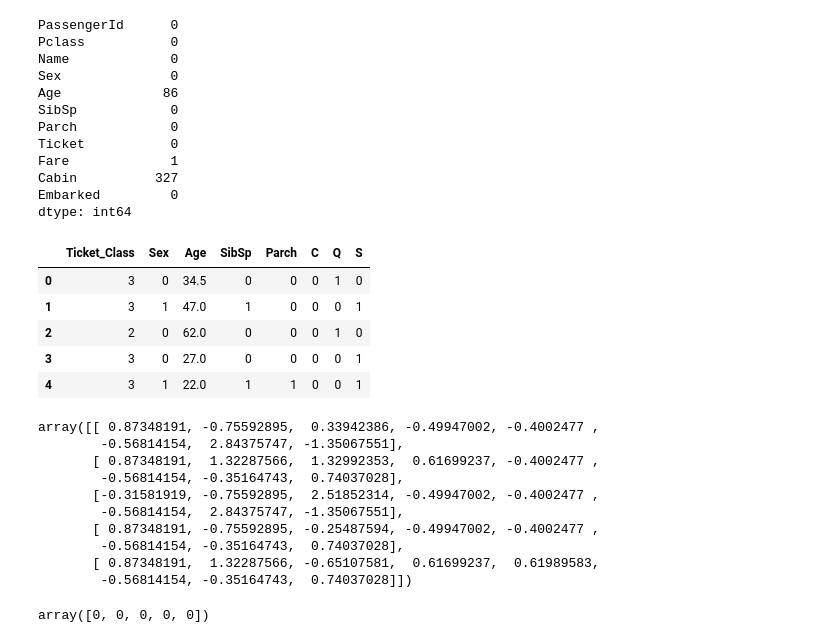
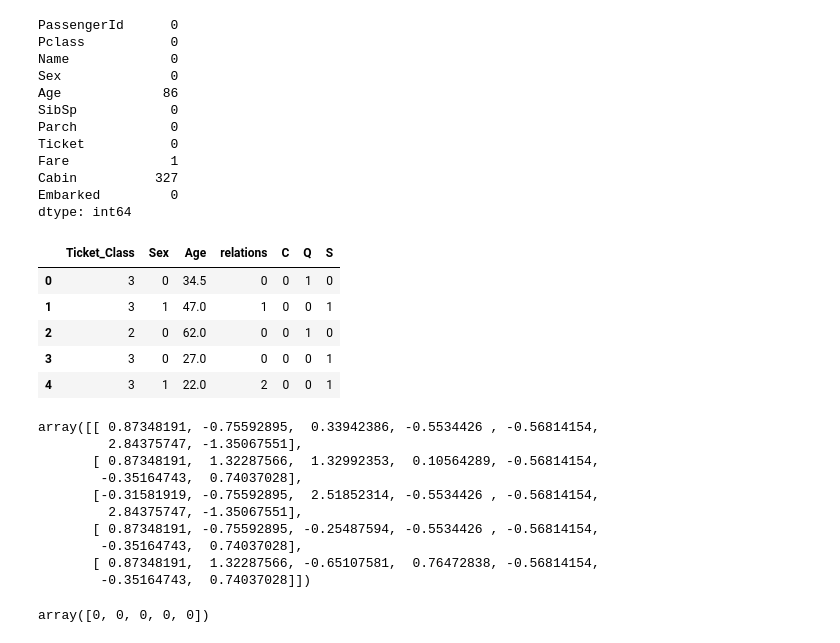
Before and after one commit to oluwamayowaa/titanic-repo, a Jupyter notebook: getting-started-with-titanic.ipynb, the cells around one changed output. Saved outputs shown, nothing was run; the diff lists cells and outputs as text; code cells hidden in the pictures.

```diff
--- a/getting-started-with-titanic.ipynb
+++ b/getting-started-with-titanic.ipynb
@@ -278,17 +293,18 @@ import random
 test_df['Fare'] = test_df['Fare'].fillna(random.uniform(0.0, 512.3292))
 # %%
 test_df.rename(columns={'Pclass' : 'Ticket_Class'}, inplace=True)
+test_df['relations'] = pd.Series(test_df['SibSp'] + test_df['Parch'])
 # %%
-test_features = test_df[['Ticket_Class', 'Sex', 'Age', 'SibSp', 'Parch']]
+test_features = test_df[['Ticket_Class', 'Sex', 'Age', 'relations']]
 test_features = pd.concat([test_features, pd.get_dummies(test_df['Embarked'])], axis=1)
 test_features.head()
 # %% [output]
-|  | Ticket_Class | Sex | Age | SibSp | Parch | C | Q | S |
-| 0 | 3 | 0 | 34.5 | 0 | 0 | 0 | 1 | 0 |
-| 1 | 3 | 1 | 47.0 | 1 | 0 | 0 | 0 | 1 |
-| 2 | 2 | 0 | 62.0 | 0 | 0 | 0 | 1 | 0 |
-| 3 | 3 | 0 | 27.0 | 0 | 0 | 0 | 0 | 1 |
-| 4 | 3 | 1 | 22.0 | 1 | 1 | 0 | 0 | 1 |
+|  | Ticket_Class | Sex | Age | relations | C | Q | S |
+| 0 | 3 | 0 | 34.5 | 0 | 0 | 1 | 0 |
+| 1 | 3 | 1 | 47.0 | 1 | 0 | 0 | 1 |
+| 2 | 2 | 0 | 62.0 | 0 | 0 | 1 | 0 |
+| 3 | 3 | 0 | 27.0 | 0 | 0 | 0 | 1 |
+| 4 | 3 | 1 | 22.0 | 2 | 0 | 0 | 1 |
 # %%
 #Feature selection
 test_X = test_features
@@ -297,14 +313,14 @@ test_X = test_features
 test_X = preprocessing.StandardScaler().fit_transform(test_X)
 test_X[0:5]
 # %% [output]
-array([[ 0.87348191, -0.75592895,  0.33942386, -0.49947002, -0.4002477 ,
-        -0.56814154,  2.84375747, -1.35067551],
-       [ 0.87348191,  1.32287566,  1.32992353,  0.61699237, -0.4002477 ,
-        -0.56814154, -0.35164743,  0.74037028],
-       [-0.31581919, -0.75592895,  2.51852314, -0.49947002, -0.4002477 ,
-        -0.56814154,  2.84375747, -1.35067551],
-       [ 0.87348191, -0.75592895, -0.25487594, -0.49947002, -0.4002477 ,
-        -0.56814154, -0.35164743,  0.74037028],
-       [ 0.87348191,  1.32287566, -0.65107581,  0.61699237,  0.61989583,
-        -0.56814154, -0.35164743,  0.74037028]])
+array([[ 0.87348191, -0.75592895,  0.33942386, -0.5534426 , -0.56814154,
+         2.84375747, -1.35067551],
+       [ 0.87348191,  1.32287566,  1.32992353,  0.10564289, -0.56814154,
+        -0.35164743,  0.74037028],
+       [-0.31581919, -0.75592895,  2.51852314, -0.5534426 , -0.56814154,
+         2.84375747, -1.35067551],
+       [ 0.87348191, -0.75592895, -0.25487594, -0.5534426 , -0.56814154,
+        -0.35164743,  0.74037028],
+       [ 0.87348191,  1.32287566, -0.65107581,  0.76472838, -0.56814154,
+        -0.35164743,  0.74037028]])
 # %%
```
Also changed, not shown: parts of 16 cells of this notebook.
